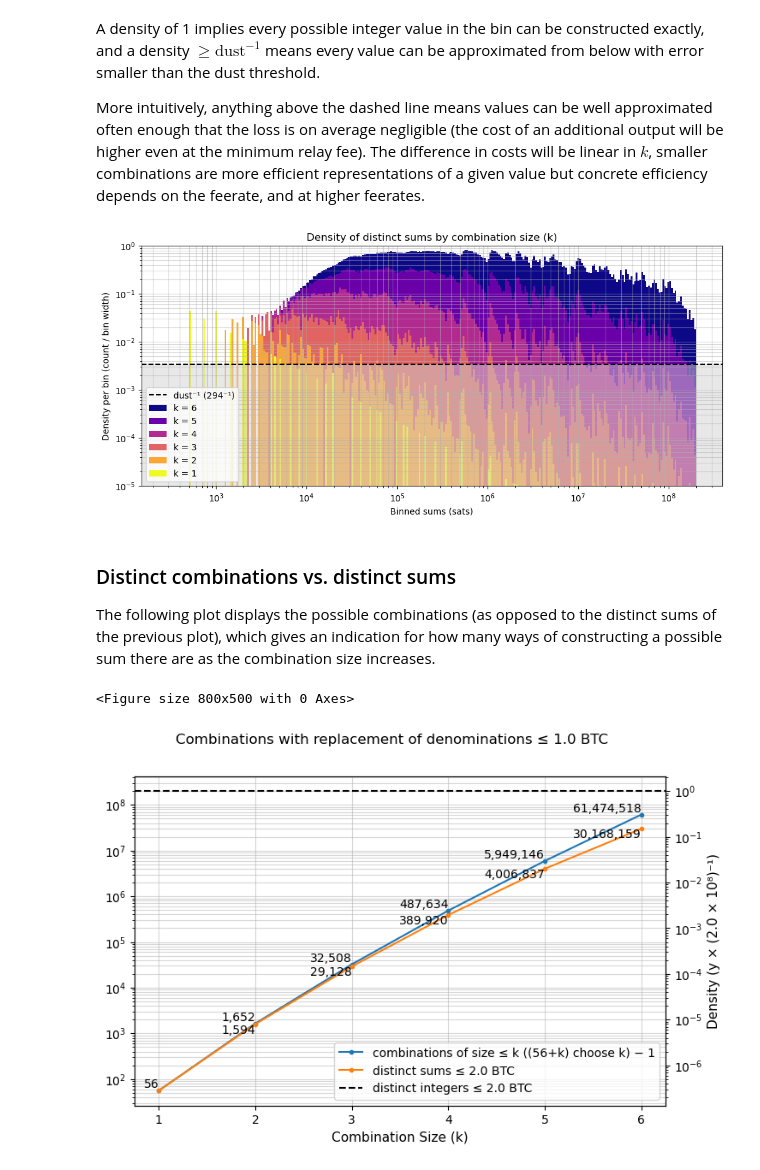
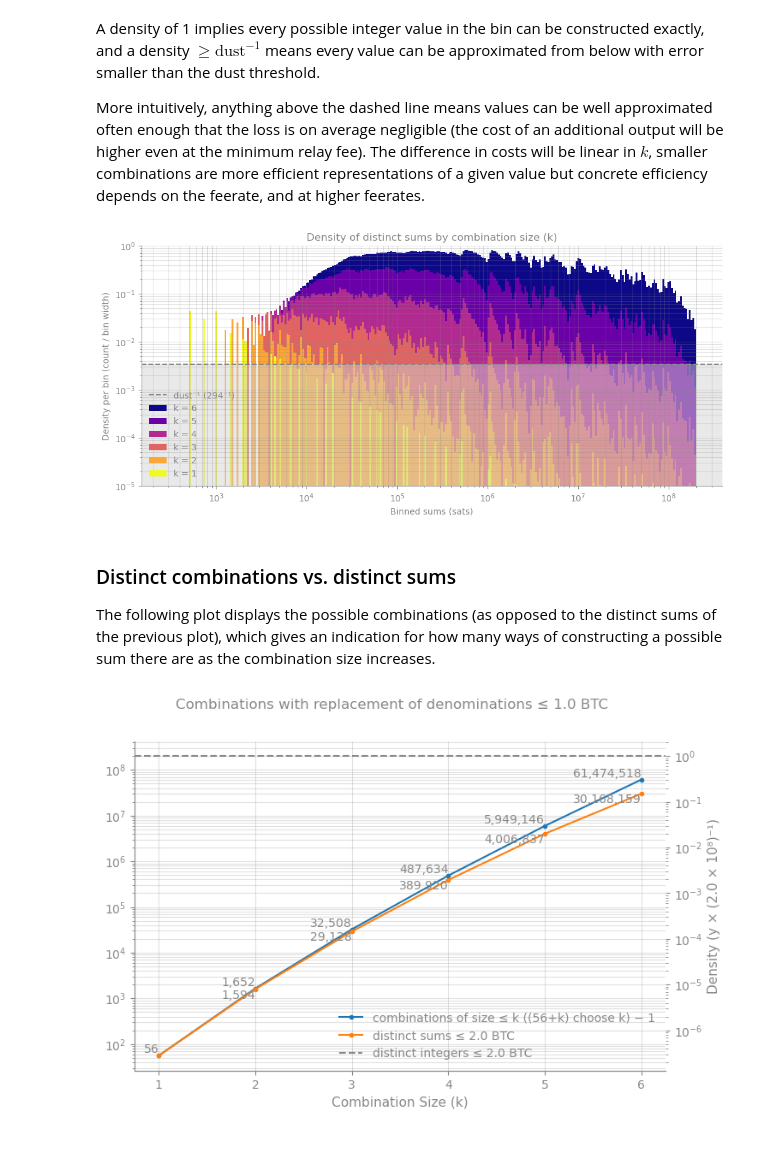
Before and after one commit to fungi-protocol/docs, a Jupyter notebook: docs/Denominations_and_gap_size_distributions.ipynb, the cells around one changed output. Drawn from its saved outputs; the diff is of its cells as text; code cells hidden in the pictures.

```diff
--- a/docs/Denominations_and_gap_size_distributions.ipynb
+++ b/docs/Denominations_and_gap_size_distributions.ipynb
@@ -120,7 +139,7 @@ The combined set of denominations is just a union of these Hamming weight 1 valu
 combined = binary | ternary | decimal
 # %%
 # denomination values
-palette = {'binary': 'tab:red', 'ternary': 'tab:orange', 'decimal': 'tab:green', 'combined': 'tab:blue'}
+palette = {'binary': '#0072B2', 'ternary': '#E69F00', 'decimal': '#009E73', 'combined': '#D55E00'}
 origin = { v: 'binary' for v in binary } | { v: 'ternary' for v in ternary } | { v: 'decimal' for v in decimal }
 
 combined_index = {value: index for index, value in enumerate(sorted(combined))}
@@ -131,6 +150,6 @@ sns.scatterplot(data=pd.DataFrame([{'value': v, 'index': combined_index[v], 'set
 plt.yscale('log')
 plt.ylabel('sats')
 plt.title('Denomination values')
-plt.grid(True, which='both', alpha=0.5)
+plt.grid(True, which='both', alpha=0.25)
 plt.show()
 # %% [output]
@@ -278,13 +297,12 @@ gap_sizes = list(map(len, gaps))
 gap_sizes_larger_than_dust = list(map(lambda x: max(len(x),1), [ [x for x in s if dust <= x] for s in gaps ]))
 ks = list(range(1, max_combination_size + 1))
 
-plt.figure(figsize=(8, 4))
 fig, ax1 = plt.subplots(figsize=(8, 4))
 
 ax1.set_xlabel('Combination Size (k)')
 ax1.tick_params(axis='y')
 ax1.set_xticks(ks)
-ax1.grid(axis='y', alpha=0.5)
+ax1.grid(axis='y', alpha=0.25)
 ax1.set_yscale("log")
 
 ax1.plot(ks, gap_sizes, label="# gaps")
@@ -297,13 +315,13 @@ quantiles = df_gaps.groupby('k')['d'].quantile([i/num_quantiles for i in range(1
 
 ax1.plot(ks, mean_gap_sizes.values, label='mean gap size')
 
-ax1.scatter(ks, median_gap_sizes.values, color='black', marker='x', label='median gap size')
+ax1.scatter(ks, median_gap_sizes.values, color='#888888', marker='x', label='median gap size')
 
 for i in range(1, num_quantiles):
     if i == num_quantiles // 2: # skip median, plotted separately above
       continue
     quantile_values = quantiles.loc[(slice(None), i/num_quantiles)].values
-    ax1.scatter(ks, quantile_values, marker='.', color='black', alpha=0.2, label=f'i×{100 // num_quantiles}-th percentile' if i == 1 else None)
+    ax1.scatter(ks, quantile_values, marker='.', color='#888888', alpha=0.2, label=f'i×{100 // num_quantiles}-th percentile' if i == 1 else None)
 
 fig.suptitle('Gaps by Combination Size', y=1.05)
 fig.legend(loc="lower left", bbox_to_anchor=(1,1), bbox_transform=ax1.transAxes)
@@ -327,9 +344,9 @@ g_abs_hist_binned.set(xscale="log", yscale="log")
 g_abs_hist_binned.fig.suptitle(f'Gap sizes ≥ {min_gap} sats', y=1.05)
 for i, ax in enumerate(g_abs_hist_binned.axes.flat):
   k = i+1
-  ax.grid(True, which='both', alpha=0.5)
+  ax.grid(True, which='both', alpha=0.25)
   if min_diff < dust:
-    ax.axvline(x=dust, color='black', linestyle='--', label=f'dust ({dust} sats = {min_vbytes} vB × {dust_feerate} sat/vB)')
+    ax.axvline(x=dust, color='#888888', linestyle='--', label=f'dust ({dust} sats = {min_vbytes} vB × {dust_feerate} sat/vB)')
   ax.axvline(x=k*dust, color='orange', linestyle='--', label='k × dust')
   ax.axvline(x=k*(expected_feerate * min_vbytes), color='red', linestyle='--', label=f'k × {min_vbytes} vB × {expected_feerate} sat/vB')
   if i == 0:
@@ -349,8 +366,8 @@ g_ratio_hist_binned.map(plt.hist, 'r', bins=ratio_bins)
 g_ratio_hist_binned.set(xscale="log", yscale="log")
 g_ratio_hist_binned.fig.suptitle(f'Relative gap sizes (b-a)/b ≥ {min_diff_ratio} for gaps (a,b) where (b-a) ≥ {dust}', y=1.05)
 for i, ax in enumerate(g_ratio_hist_binned.axes.flat):
-  ax.grid(True, which='both', alpha=0.5)
-  ax.axvline(x=1e-4, color='black', linestyle='--', label='1‱')
+  ax.grid(True, which='both', alpha=0.25)
+  ax.axvline(x=1e-4, color='#888888', linestyle='--', label='1‱')
   ax.axvline(x=1e-2, color='red', linestyle='--', label='1%')
   if i == 0:
     ax.legend()
@@ -396,21 +413,20 @@ plt.ylim(1e-5, 1)
 plt.xlabel('Binned sums (sats)')
 plt.ylabel('Density per bin (count / bin width)')
 plt.title(f'Density of distinct sums by combination size (k)')
-plt.axhline(y=1/dust, color='black', linestyle='--', label=f'dust⁻¹ ({dust}⁻¹)')
+plt.axhline(y=1/dust, color='#888888', linestyle='--', label=f'dust⁻¹ ({dust}⁻¹)')
 
 plt.axhspan(ymin=0, ymax=1/dust, facecolor='lightgrey', alpha=0.5)
 
 plt.legend(loc='lower left')
-plt.grid(True, which='both', alpha=0.5)
+plt.grid(True, which='both', alpha=0.25)
 plt.show()
 # %% [output]
-[figure, old version]
+[figure, new version]
 # %% [markdown]
 ### Distinct combinations vs. distinct sums
 
 The following plot displays the possible combinations (as opposed to the distinct sums of the previous plot), which gives an indication for how many ways of constructing a possible sum there are as the combination size increases.
 # %%
-plt.figure(figsize=(8, 5))
 fig, ax1 = plt.subplots(figsize=(8, 5))
 
 ks = list(range(1, max_combination_size + 1))
@@ -423,34 +439,33 @@ ax1.set_xlabel('Combination Size (k)', fontsize=11)
 ax1.set_yscale("log")
 ax1.plot(ks, num_combinations, marker='.', label=f"combinations of size ≤ k (({len(combined)}+k) choose k) − 1")
 ax1.plot(ks, list(map(len, sumsets)), marker='.', label=f"distinct sums ≤ {max_combination_value/1e8} BTC")
-plt.axhline(y=max_combination_value, color='black', linestyle='--', label=f"distinct integers ≤ {max_combination_value/1e8} BTC")
+plt.axhline(y=max_combination_value, color='#888888', linestyle='--', label=f"distinct integers ≤ {max_combination_value/1e8} BTC")
 ax1.legend()
 for i, k in enumerate(ks):
     ax1.text(k, num_combinations[i], f'{num_combinations[i]:,}', ha='right', va='bottom')
     if k > 1:
       ax1.text(k, len(sumsets[i]), f'{len(sumsets[i]):,}', ha='right', va='top')
 
-ax1.grid(True, which='both', alpha=0.5)
+ax1.grid(True, which='both', alpha=0.25)
 
 
 fig.suptitle(f'Combinations with replacement of denominations ≤ {max_denom/1e8} BTC')
 
 ax2 = ax1.twinx()
 exponent = int(np.floor(np.log10(max_combination_value)))
 mantissa = max_combination_value / (10**exponent)
 def sup(n):
     """Converts an integer to a unicode superscript string."""
     superscript_map = {
         '0': '⁰', '1': '¹', '2': '²', '3': '³', '4': '⁴', '5': '⁵', '6': '⁶',
         '7': '⁷', '8': '⁸', '9': '⁹', '-': '⁻'
     }
     return ''.join(superscript_map.get(digit, digit) for digit in str(n))
 ax2.set_ylabel(f'Density (y × ({mantissa:.1f} × 10{sup(exponent)}){sup(-1)})', fontsize=11)
 ax2.set_yscale("log")
 # same scale as the left axis, divided by the size of the range
 ax2.set_ylim(*(y / max_combination_value for y in ax1.get_ylim()))
 
 plt.show()
 # %% [output]
-<Figure size 800x500 with 0 Axes>
-[figure, old version]
+[figure, new version]
```
Also changed, not shown: parts of 6 cells of this notebook.
